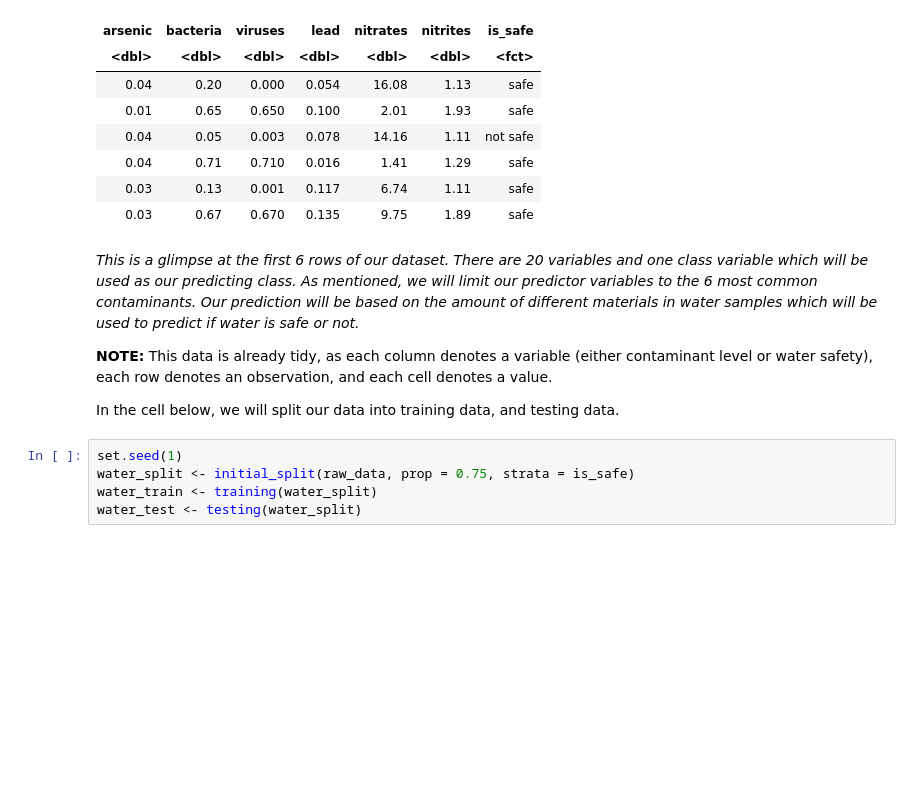
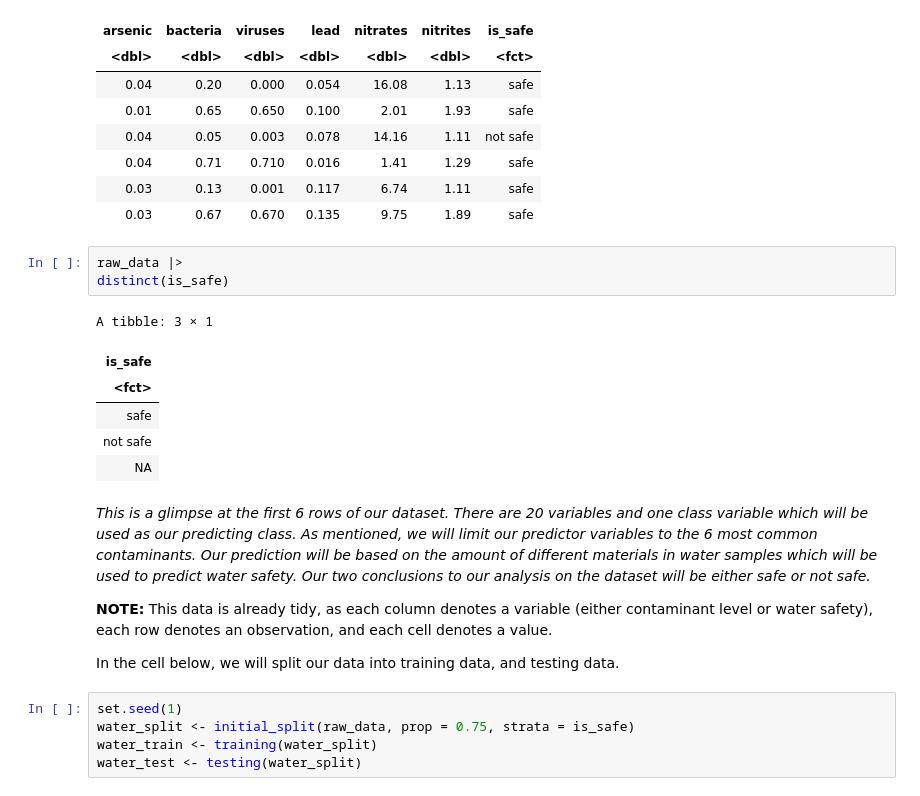
Before and after one commit to zayan-sheikh/DSCI-G13-Project, a Jupyter notebook: proj.ipynb, the cells around one changed output. Drawn from its saved outputs; the diff is of its cells as text; blank space fills up the shorter version.

```diff
--- a/proj.ipynb
+++ b/proj.ipynb
@@ -60,8 +60,18 @@ A tibble: 6 × 7
 | 0.04 | 0.71 | 0.710 | 0.016 | 1.41 | 1.29 | safe |
 | 0.03 | 0.13 | 0.001 | 0.117 | 6.74 | 1.11 | safe |
 | 0.03 | 0.67 | 0.670 | 0.135 | 9.75 | 1.89 | safe |
+# %%
+raw_data |>
+distinct(is_safe)
+# %% [output]
+A tibble: 3 × 1
+| is_safe |
+| <fct> |
+| safe |
+| not safe |
+| NA |
 # %% [markdown]
-*This is a glimpse at the first 6 rows of our dataset. There are 20 variables and one class variable which will be used as our predicting class. As mentioned, we will limit our predictor variables to the 6 most common contaminants. Our prediction will be based on the amount of different materials in water samples which will be used to predict if water is safe or not.*
+*This is a glimpse at the first 6 rows of our dataset. There are 20 variables and one class variable which will be used as our predicting class. As mentioned, we will limit our predictor variables to the 6 most common contaminants. Our prediction will be based on the amount of different materials in water samples which will be used to predict water safety. Our two conclusions to our analysis on the dataset will be either safe or not safe.*
 
 **NOTE:** This data is already tidy, as each column denotes a variable (either contaminant level or water safety), each row denotes an observation, and each cell denotes a value.
 
```
Also changed, not shown: parts of 3 cells of this notebook.
